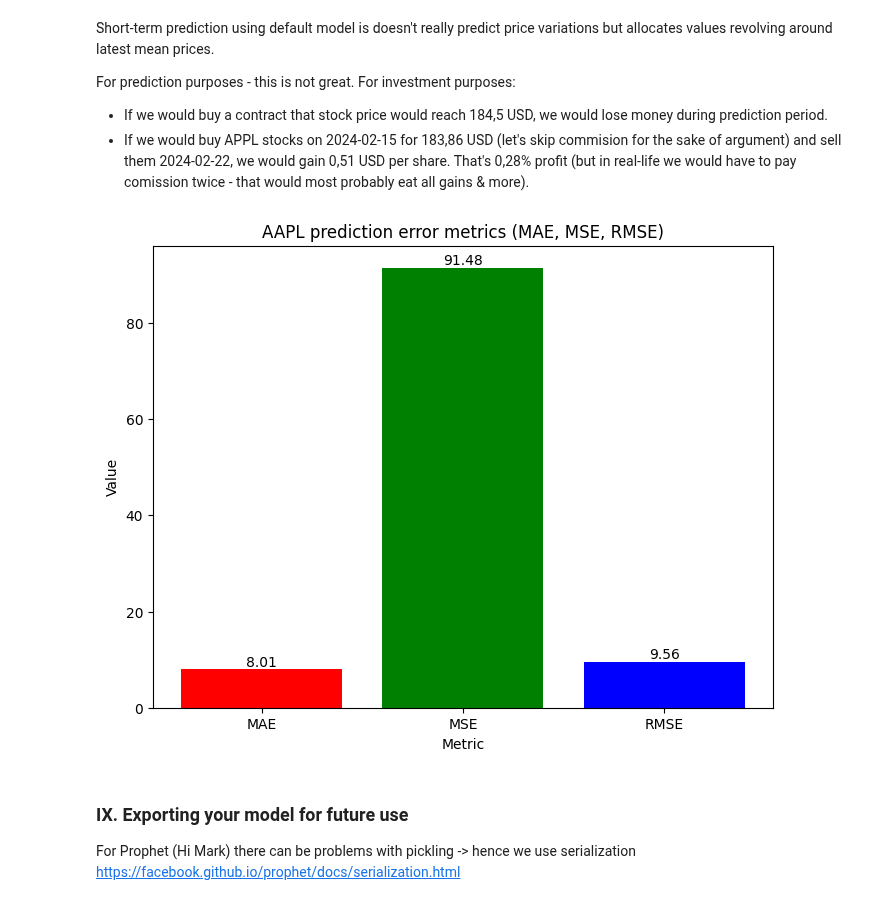
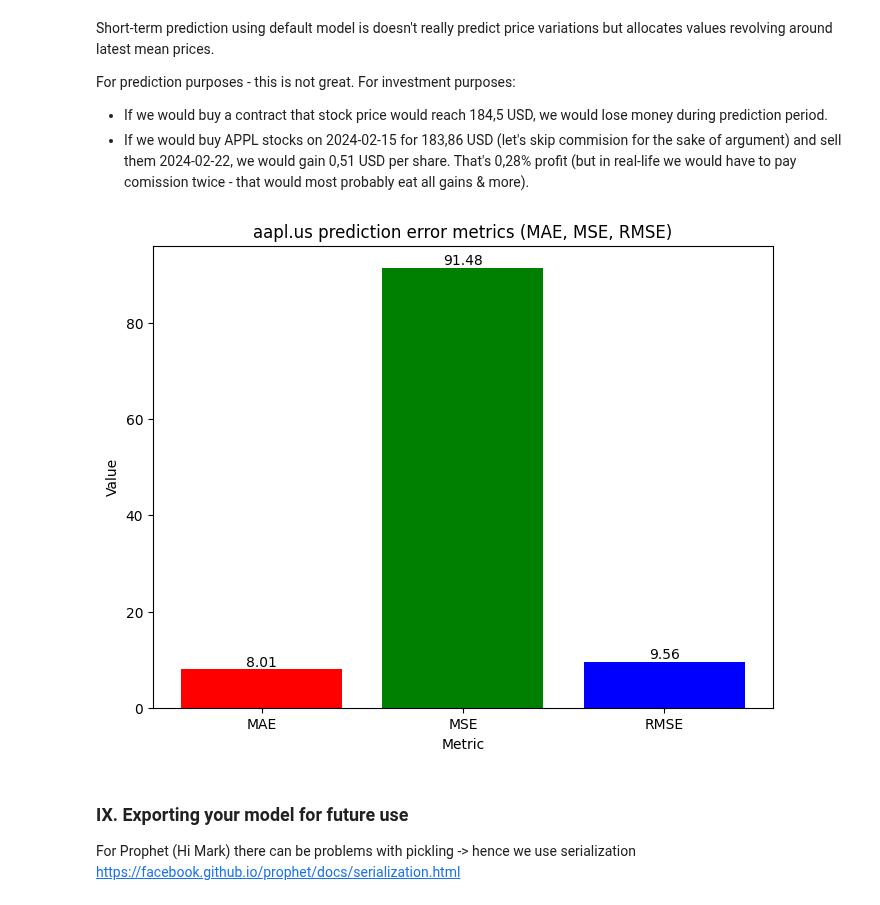
Before and after one commit to TGusciora/E001_smart_structuring, a Jupyter notebook: notebooks/001_tg_stock_forecast.ipynb, the cells around one changed output. Drawn from its saved outputs; the diff is of its cells as text; code cells hidden in the pictures.

```diff
--- a/notebooks/001_tg_stock_forecast.ipynb
+++ b/notebooks/001_tg_stock_forecast.ipynb
@@ -325,13 +332,13 @@ full_sample.to_csv(paths["data_processed"] + "forecast_full_sample.csv", index=F
 # %%
 # Prediction errors
 src.visualization.visualize.plot_forecast_error(
-    data=full_sample, title="AAPL", path=paths["reports_figures"]
+    data=full_sample, title=stock, path=paths["reports_figures"]
 )
 
 # image of a poor prophet
 # bad prophet, bad
 # %% [output]
-[figure, old version]
+[figure, new version]
 # %% [markdown]
 ### IX. Exporting your model for future use
 
```
Also changed, not shown: parts of 3 cells of this notebook, 2 other files.
